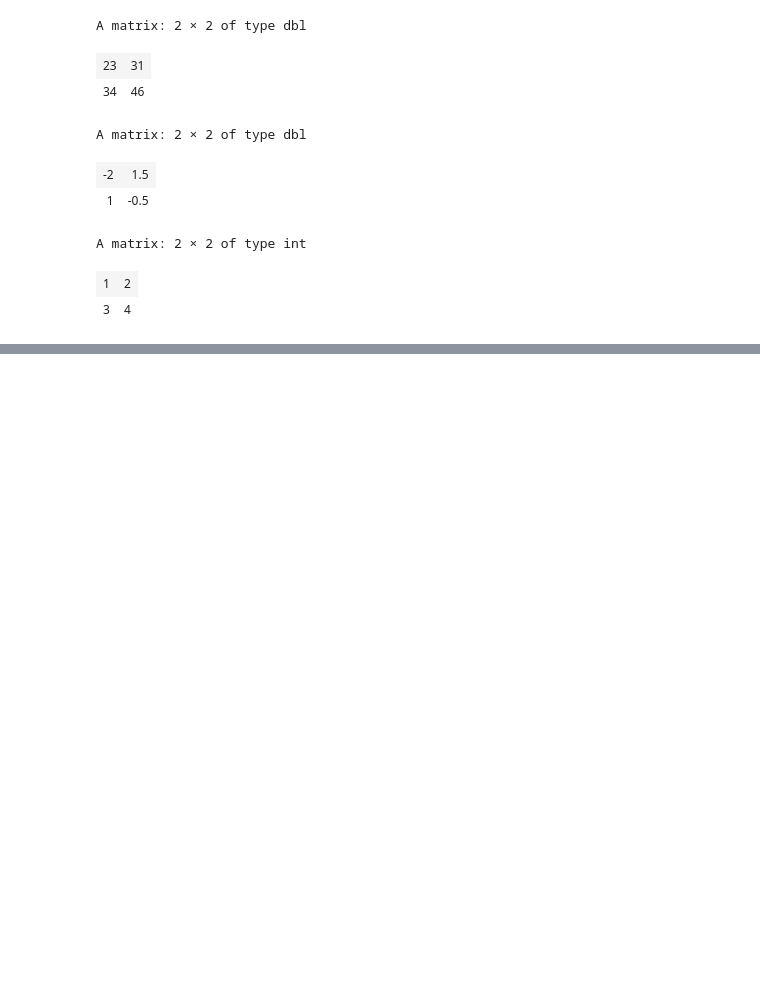
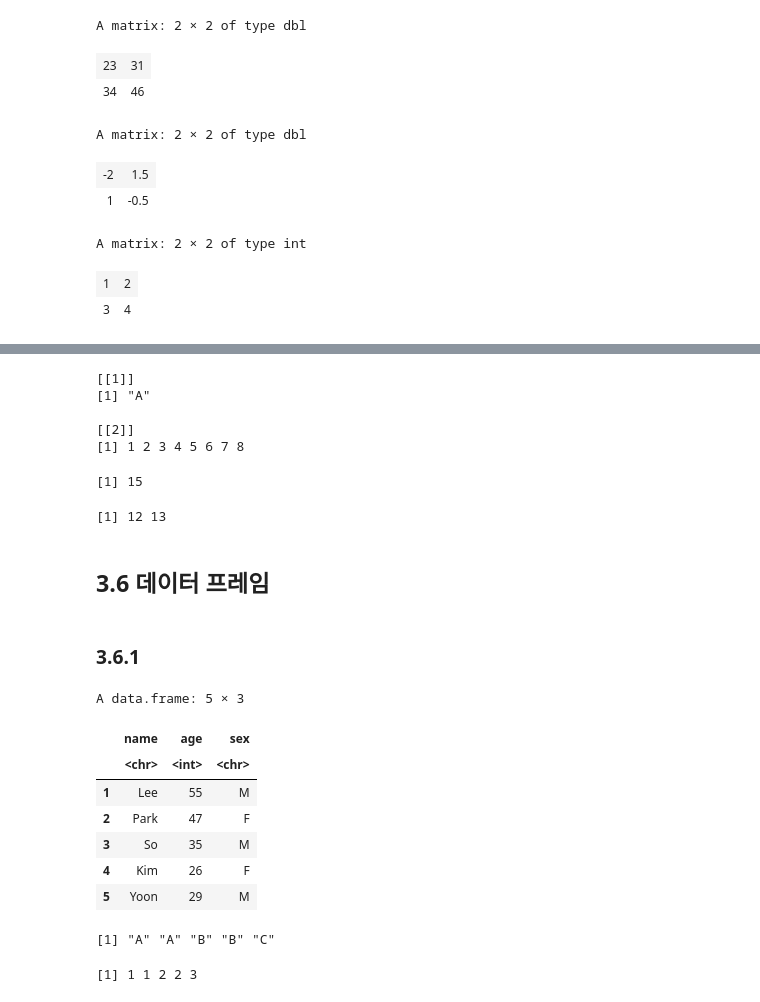
Before and after one commit to rickiepark/knou_stat, a Jupyter notebook: r_computing/3장.ipynb, the cells around one changed output, grey strips where cells are left out. Saved outputs shown, nothing was run; the diff lists cells and outputs as text; code cells hidden in the pictures; blank space fills up the shorter version.

```diff
--- a/r_computing/3장.ipynb
+++ b/r_computing/3장.ipynb
@@ -339,0 +635,43 @@ A matrix: 2 × 2 of type int
+# %%
+list1[[2]] = list1[[2]][-9]
+list1
+# %% [output]
+[[1]]
+[1] "A"
+
+[[2]]
+[1] 1 2 3 4 5 6 7 8
+# %%
+klist[[2]][5]
+# %% [output]
+[1] 15
+# %%
+klist$vec2[c(2,3)]
+# %% [output]
+[1] 12 13
+# %% [markdown]
+## 3.6 데이터 프레임
+# %% [markdown]
+### 3.6.1
+# %%
+d2 = read.table('story.txt', row.names='num', header=T)
+d2
+# %% [output]
+A data.frame: 5 × 3
+|  | name | age | sex |
+|  | <chr> | <int> | <chr> |
+| 1 | Lee | 55 | M |
+| 2 | Park | 47 | F |
+| 3 | So | 35 | M |
+| 4 | Kim | 26 | F |
+| 5 | Yoon | 29 | M |
+# %%
+char1 = rep(LETTERS[1:3], c(2,2,1))
+char1
+# %% [output]
+[1] "A" "A" "B" "B" "C"
+# %%
+num1 = rep(1:3, c(2,2,1))
+num1
+# %% [output]
+[1] 1 1 2 2 3
```
Also changed, not shown: parts of 49 cells of this notebook.
